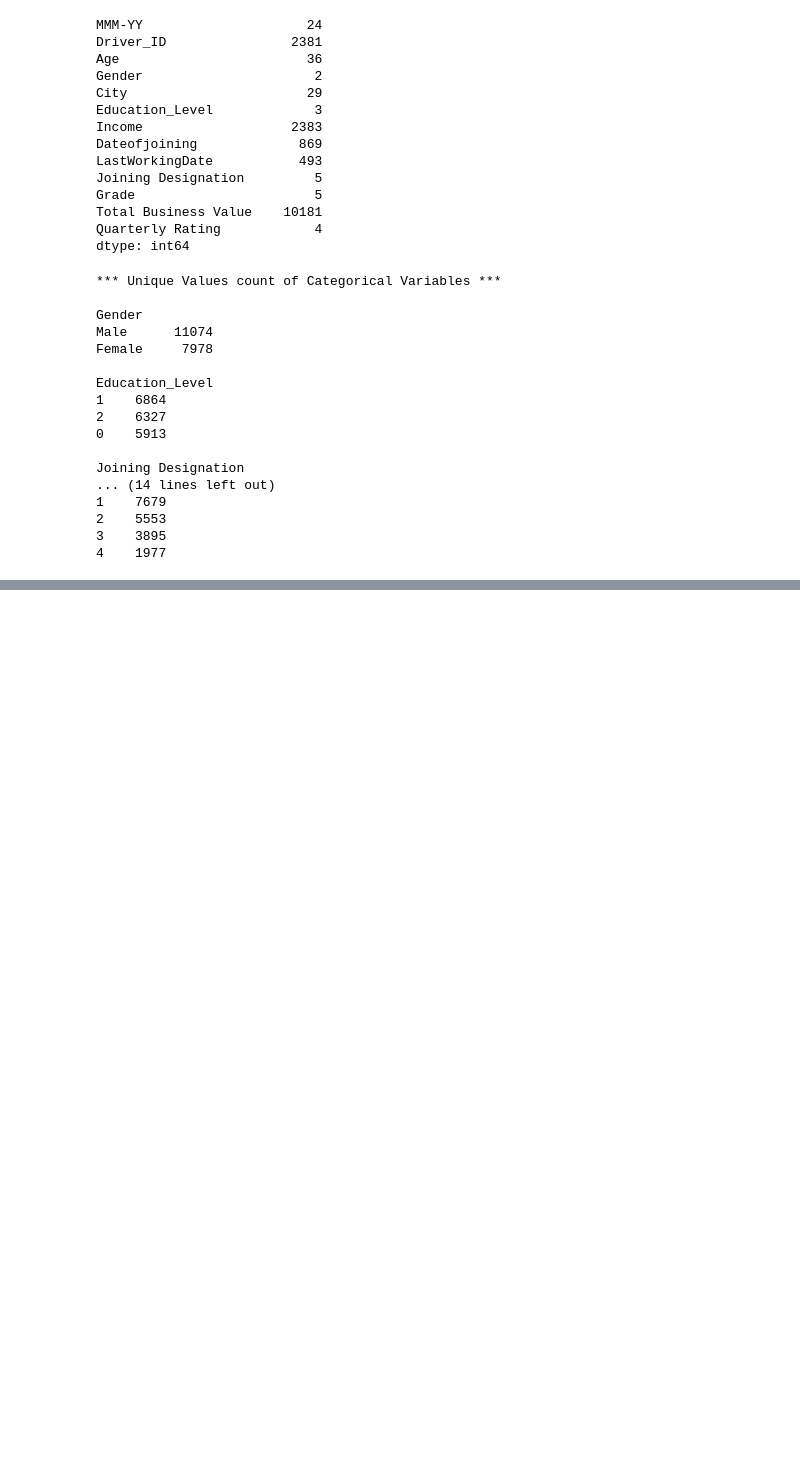
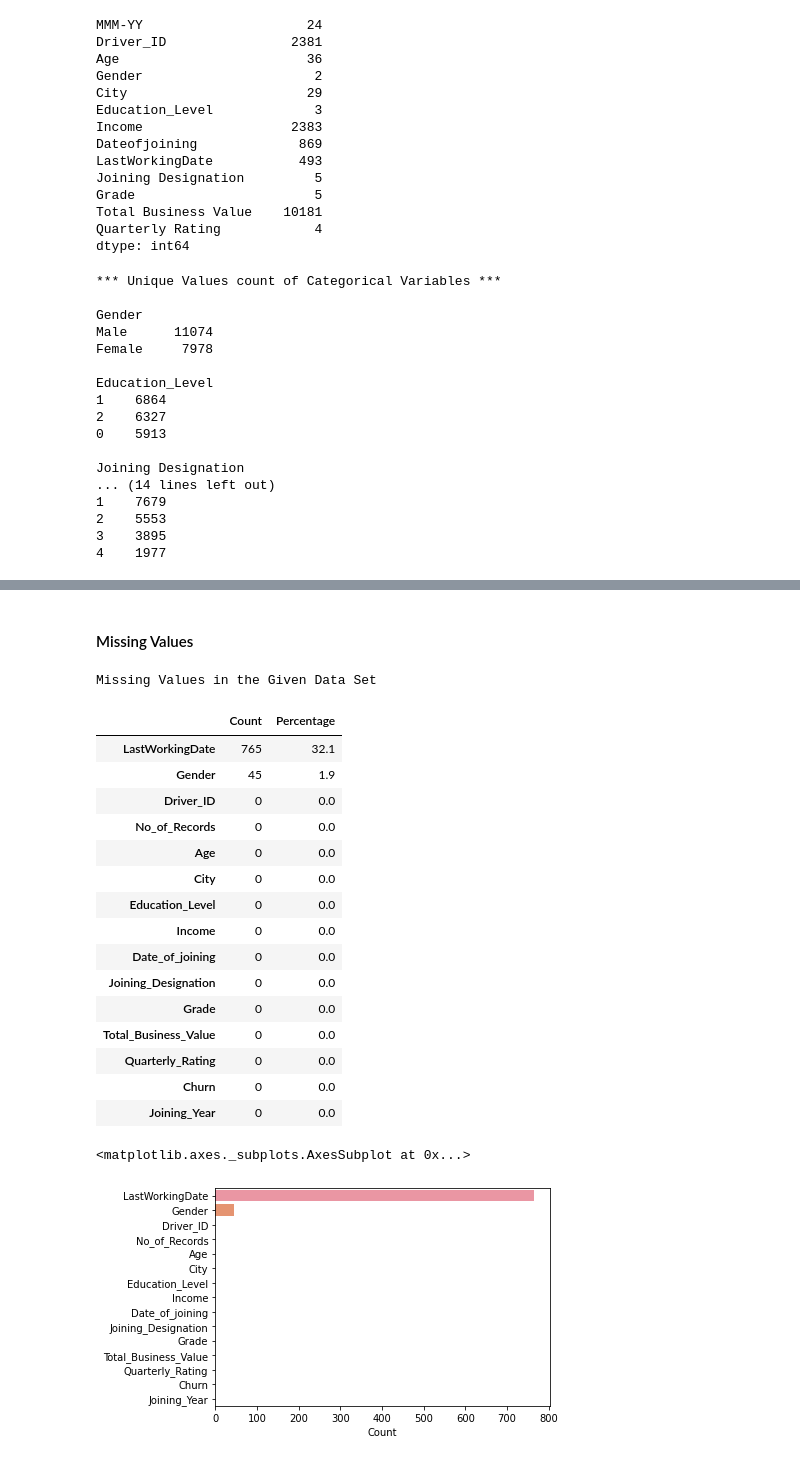
Before and after one commit to pkmariya/Scaler01, a Jupyter notebook: OLA_CaseStudy_Mariya_DSMLJune2022.ipynb, the cells around one changed output, grey strips where cells are left out. Cells and saved outputs as stored; diff of their text form; code cells hidden in the pictures; blank space fills up the shorter version.

```diff
--- a/OLA_CaseStudy_Mariya_DSMLJune2022.ipynb
+++ b/OLA_CaseStudy_Mariya_DSMLJune2022.ipynb
@@ -238,0 +248,2 @@ dtype: int64
+# %%
+data['Churn'] = data['Churn'].apply(lambda y: 0 if y==0 else 1)
@@ -238,0 +266,40 @@ dtype: int64
+# %%
+# Convert date columns to datetime types
+data['Date_of_joining'] = pd.to_datetime(data["Date_of_joining"])
+data["LastWorkingDate"] = pd.to_datetime(data["LastWorkingDate"])
+# %%
+data['Joining_Year'] = data["Date_of_joining"].dt.year
+# %%
+work_df = data.copy()
+# %% [markdown]
+#### Missing Values
+# %%
+# Check for Missing Values
+count = work_df.isna().sum()
+missing_values_df = pd.DataFrame(count, columns=['Count'])
+missing_values_df['Percentage'] = (work_df.isna().sum() / len(work_df) * 100).round(1)
+missing_values_df.sort_values(by='Percentage', ascending=False, inplace=True)
+print(blue("Missing Values in the Given Data Set", ['bold']))
+display(missing_values_df)
+sns.barplot(y=missing_values_df.index, x='Count', data=missing_values_df)
+# plt.xlim(0, 2000)
+# %% [output]
+Missing Values in the Given Data Set
+|  | Count | Percentage |
+| LastWorkingDate | 765 | 32.1 |
+| Gender | 45 | 1.9 |
+| Driver_ID | 0 | 0.0 |
+| No_of_Records | 0 | 0.0 |
+| Age | 0 | 0.0 |
+| City | 0 | 0.0 |
+| Education_Level | 0 | 0.0 |
+| Income | 0 | 0.0 |
+| Date_of_joining | 0 | 0.0 |
+| Joining_Designation | 0 | 0.0 |
+| Grade | 0 | 0.0 |
+| Total_Business_Value | 0 | 0.0 |
+| Quarterly_Rating | 0 | 0.0 |
+| Churn | 0 | 0.0 |
+| Joining_Year | 0 | 0.0 |
+<matplotlib.axes._subplots.AxesSubplot at 0x...>
+[figure, added]
```
Also changed, not shown: parts of 30 cells of this notebook.
